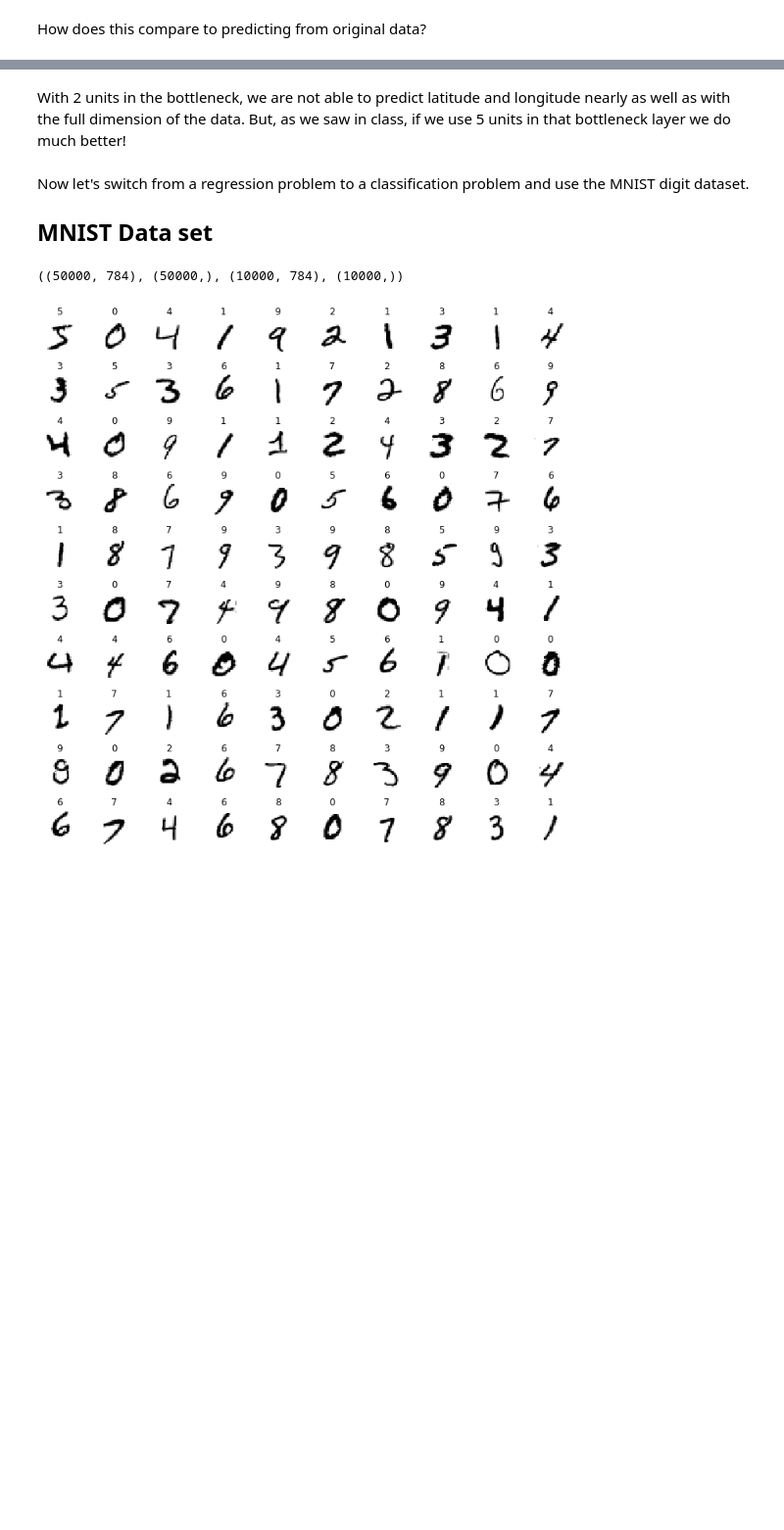
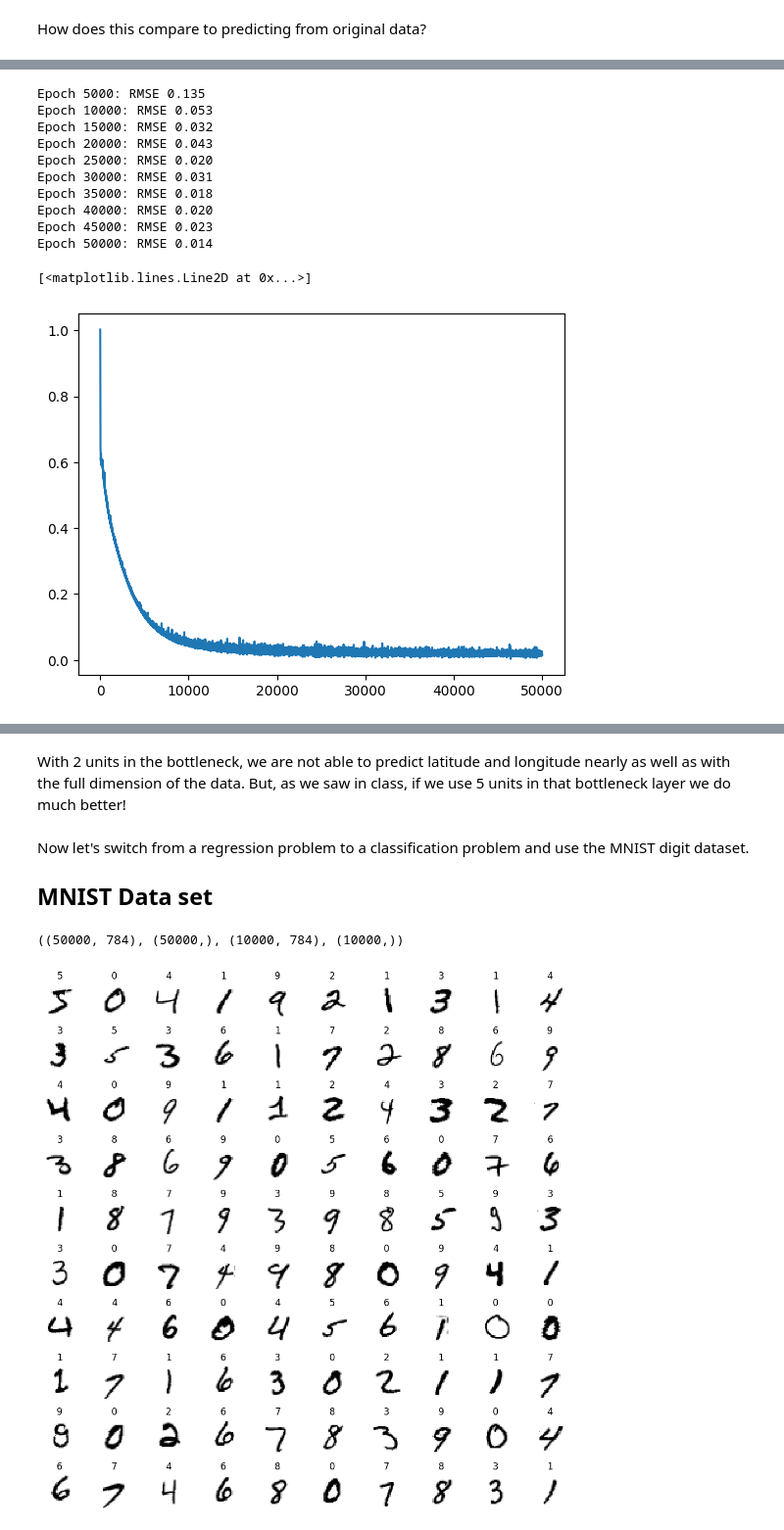
Before and after one commit to sarathsreedharan/CSU_CS_445, a Jupyter notebook: Spring25/Notebooks/module06_02_auto-encoder.ipynb, the cells around one changed output, grey strips where cells are left out. Shown at 98% size. Saved outputs shown, nothing was run; the diff lists cells and outputs as text; code cells hidden in the pictures; blank space fills up the shorter version.

```diff
--- a/Spring25/Notebooks/module06_02_auto-encoder.ipynb
+++ b/Spring25/Notebooks/module06_02_auto-encoder.ipynb
@@ -243,0 +244,21 @@ Text(0, 0.5, 'Predicted')
+# %%
+n_in = X.shape[1]
+n_out = n_in
+nnet = nntorch.NeuralNetwork(n_in, [1000, 100, 100, 5, 100, 100, 1000], n_out, device='cuda')
+
+nnet.train(X, X, 50000, 0.001, method='adam', verbose=True)
+
+plt.plot(nnet.error_trace)
+# %% [output]
+Epoch 5000: RMSE 0.135
+Epoch 10000: RMSE 0.053
+Epoch 15000: RMSE 0.032
+Epoch 20000: RMSE 0.043
+Epoch 25000: RMSE 0.020
+Epoch 30000: RMSE 0.031
+Epoch 35000: RMSE 0.018
+Epoch 40000: RMSE 0.020
+Epoch 45000: RMSE 0.023
+Epoch 50000: RMSE 0.014
+[<matplotlib.lines.Line2D at 0x...>]
+[figure, added]
```
Also changed, not shown: parts of 27 cells of this notebook.
